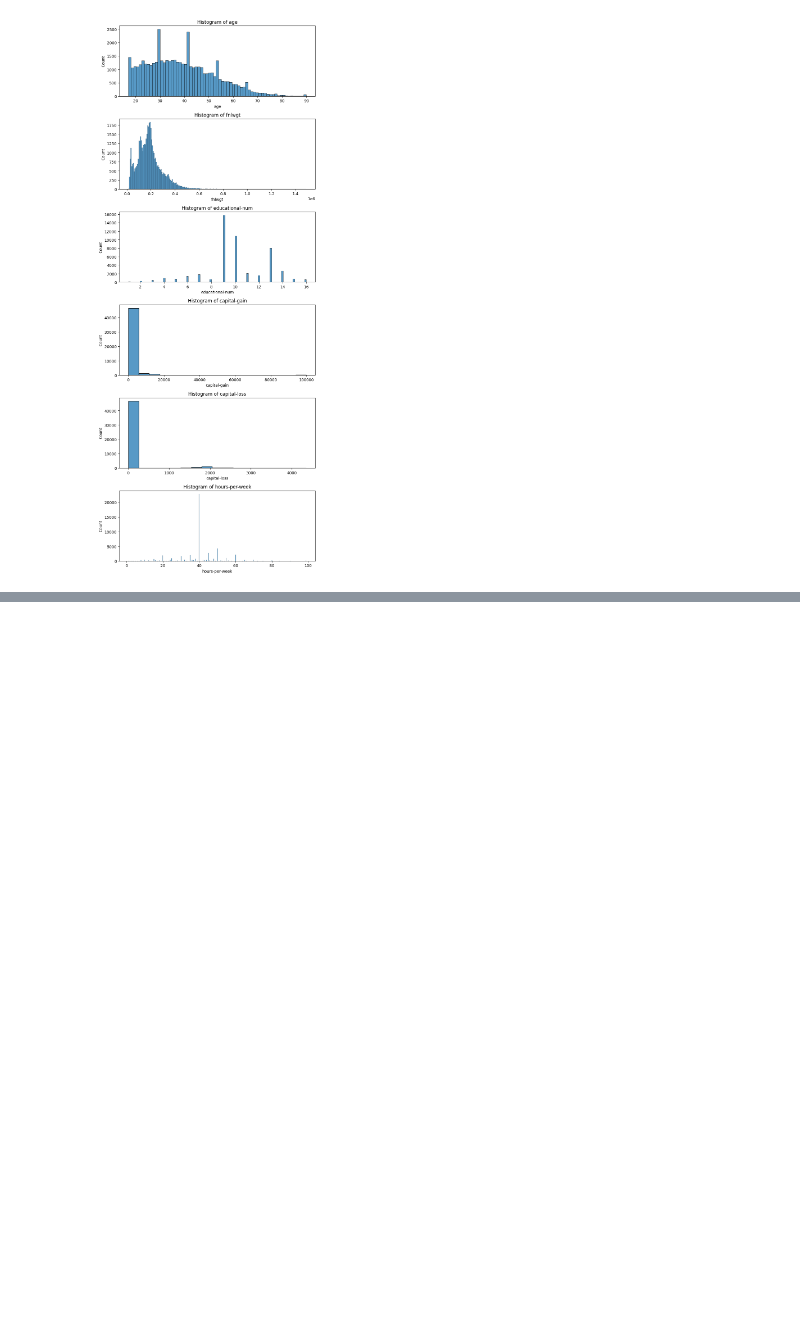
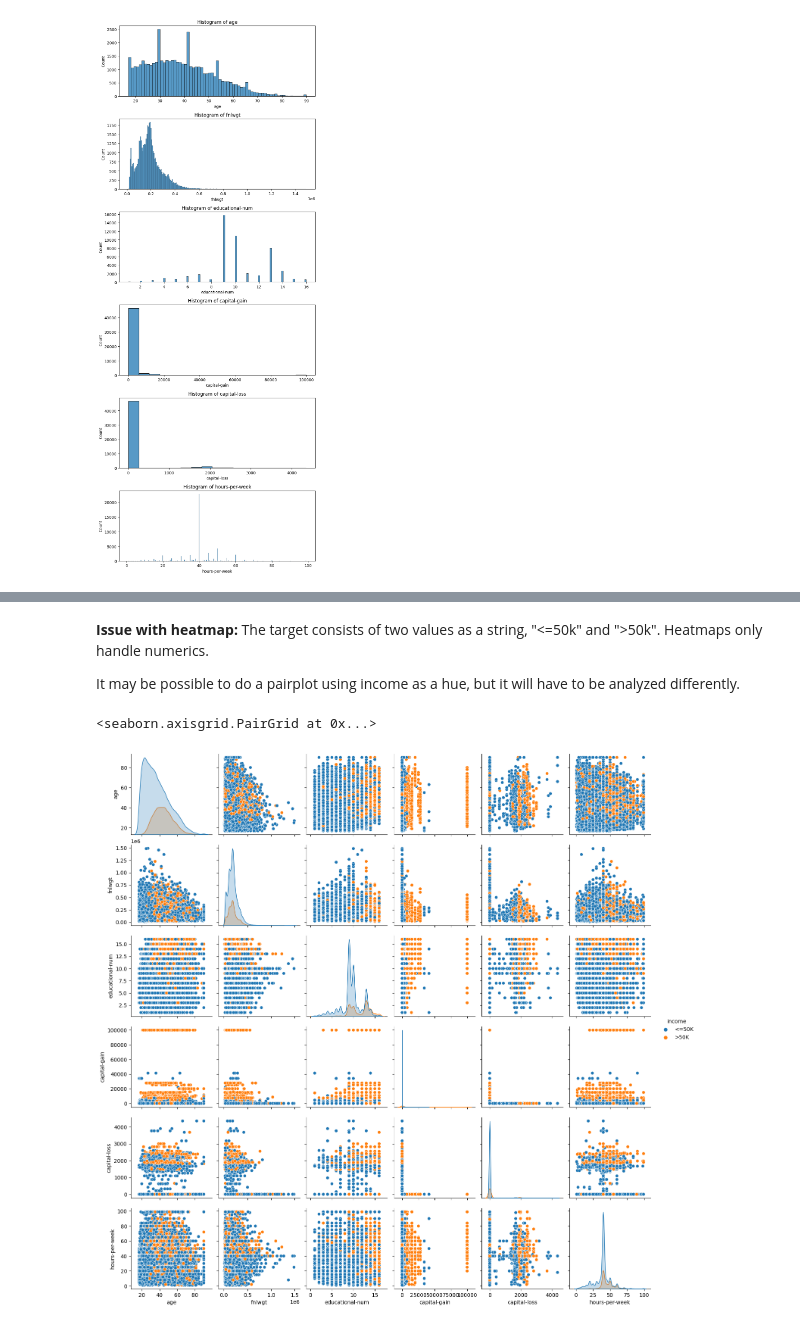
Before and after one commit to hokushrine/Prediction-of-Adult-Income, a Jupyter notebook: Adult_Income_Analysis.ipynb, the cells around one changed output, grey strips where cells are left out. Saved outputs shown, nothing was run; the diff lists cells and outputs as text; code cells hidden in the pictures; blank space fills up the shorter version.

```diff
--- a/Adult_Income_Analysis.ipynb
+++ b/Adult_Income_Analysis.ipynb
@@ -464,0 +496,10 @@ plt.show()
+# %% [markdown]
+**Issue with heatmap:**
+The target consists of two values as a string, "<=50k" and ">50k". Heatmaps only handle numerics.
+
+It may be possible to do a pairplot using income as a hue, but it will have to be analyzed differently.
+# %%
+sns.pairplot(df, hue='income')
+# %% [output]
+<seaborn.axisgrid.PairGrid at 0x...>
+[figure, added]
```
Also changed, not shown: parts of 8 cells of this notebook.
